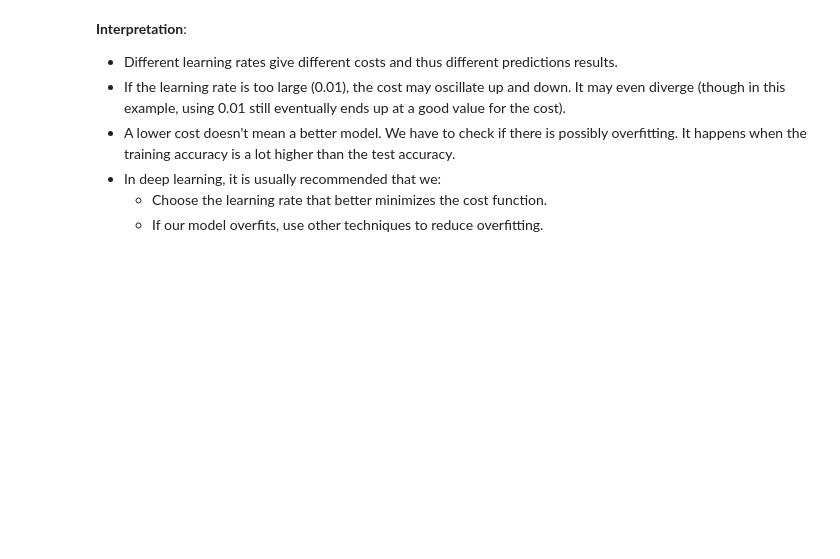
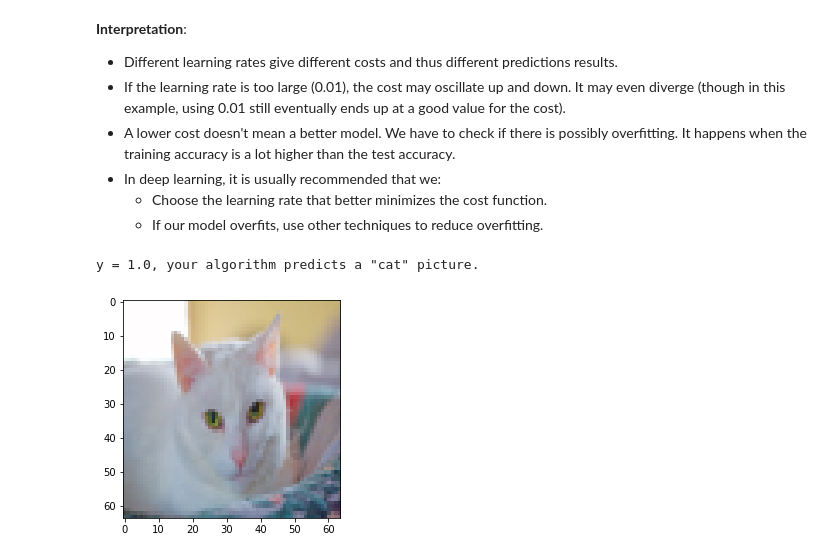
Before and after one commit to Harjeet2402/Picture-Recognition, a Jupyter notebook: PicRecogNN.ipynb, the cells around one changed output. Cells and saved outputs as stored; diff of their text form; code cells hidden in the pictures; blank space fills up the shorter version.

```diff
--- a/PicRecogNN.ipynb
+++ b/PicRecogNN.ipynb
@@ -403,6 +403,20 @@ Training a model with learning rate: 0.0001
 - In deep learning, it is usually recommended that we:
     - Choose the learning rate that better minimizes the cost function.
     - If our model overfits, use other techniques to reduce overfitting.
+# %%
+my_image = "my_image2.jpg"
+
+fname = "images/" + my_image
+image = np.array(Image.open(fname).resize((num_px, num_px)))
+plt.imshow(image)
+image = image / 255.
+image = image.reshape((1, num_px * num_px * 3)).T
+my_predicted_image = predict(logistic_regression_model["w"], logistic_regression_model["b"], image)
+
+print("y = " + str(np.squeeze(my_predicted_image)) + ", your algorithm predicts a \"" + classes[int(np.squeeze(my_predicted_image)),].decode("utf-8") +  "\" picture.")
+# %% [output]
+y = 1.0, your algorithm predicts a "cat" picture.
+[figure, added]
 # %%
 my_image = "my_image.jpg"
 
```
Also changed, not shown: parts of 1 cell of this notebook.
